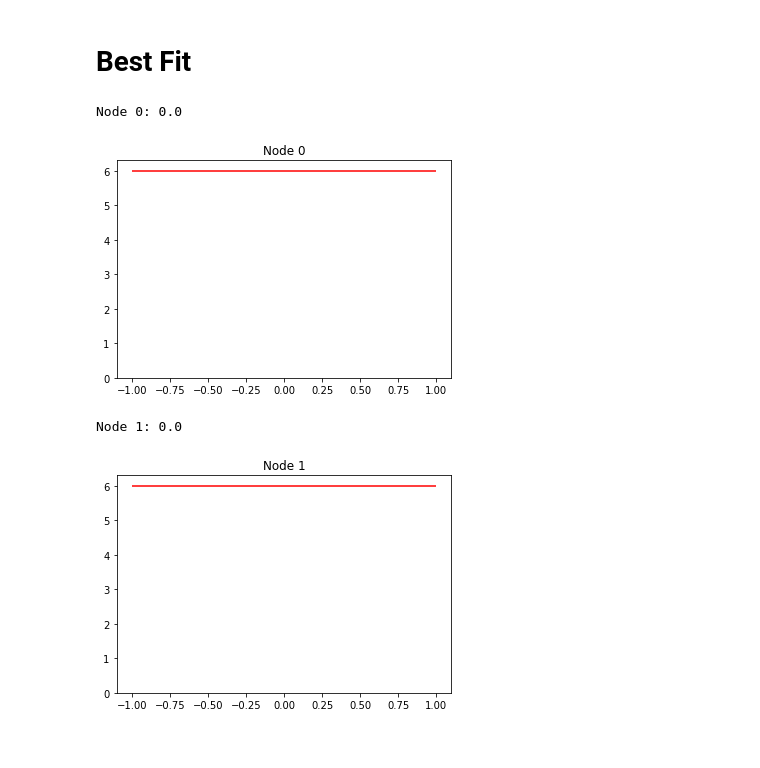
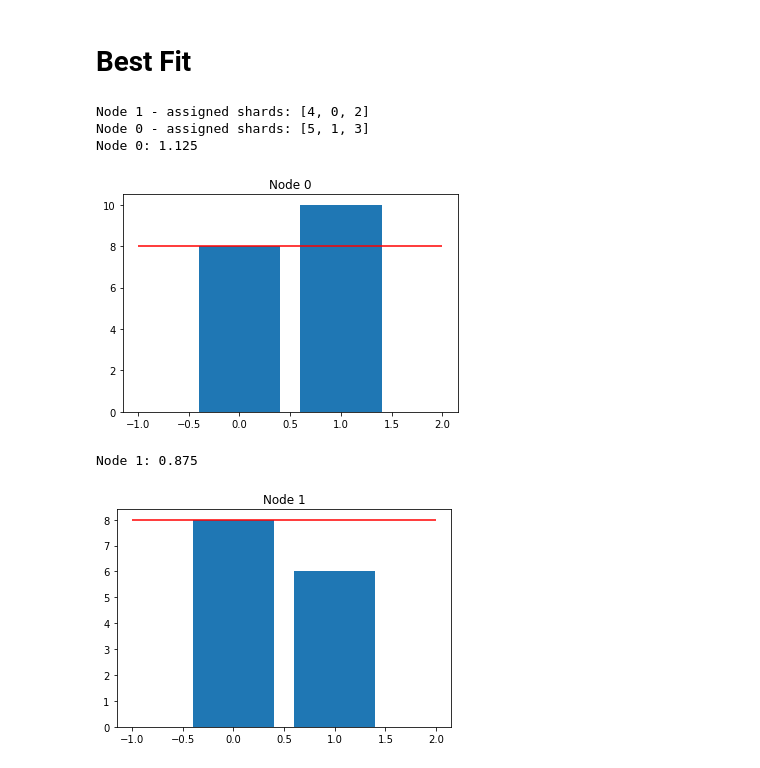
Before and after one commit to szkudlarekdamian/kosharda, a Jupyter notebook: algorithms.ipynb, the cells around one changed output. Drawn from its saved outputs; the diff is of its cells as text; code cells hidden in the pictures.

```diff
--- a/algorithms.ipynb
+++ b/algorithms.ipynb
@@ -90,22 +90,25 @@ Node 1: 1.0
 # %% [markdown]
 # Best Fit
 # %%
-N = 2 # try with n=3 <3
+N = 2
 size = 2
-instance = np.array([[3,1],[3,1],[3,1],[1,3],[1,3],[1,3]])
-cloud = BestFit(N,instance, True)
+instance = np.array([[3,1],[4,2],[3,1],[1,3],[2,4],[3,5]])
+cloud = BestFit(N,instance, True, False)
+cloud.assign()
 load = np.sum(instance)
 mean_node_load = load/N/size
 
 for n in cloud.nodes:
     # stabilność
     print("Node {}:".format(n.identity), np.mean(n.ws)/mean_node_load)
     plot_node_load(n, mean_node_load)
 # %% [output]
-Node 0: 0.0
+Node 1 - assigned shards: [4, 0, 2]
+Node 0 - assigned shards: [5, 1, 3]
+Node 0: 1.125
-[figure, old version]
+[figure, new version]
-Node 1: 0.0
+Node 1: 0.875
-[figure, old version]
+[figure, new version]
 # %%
 def best_fit2(n: int, shards: np.ndarray):
 
```
Also changed, not shown: parts of 1 cell of this notebook.
